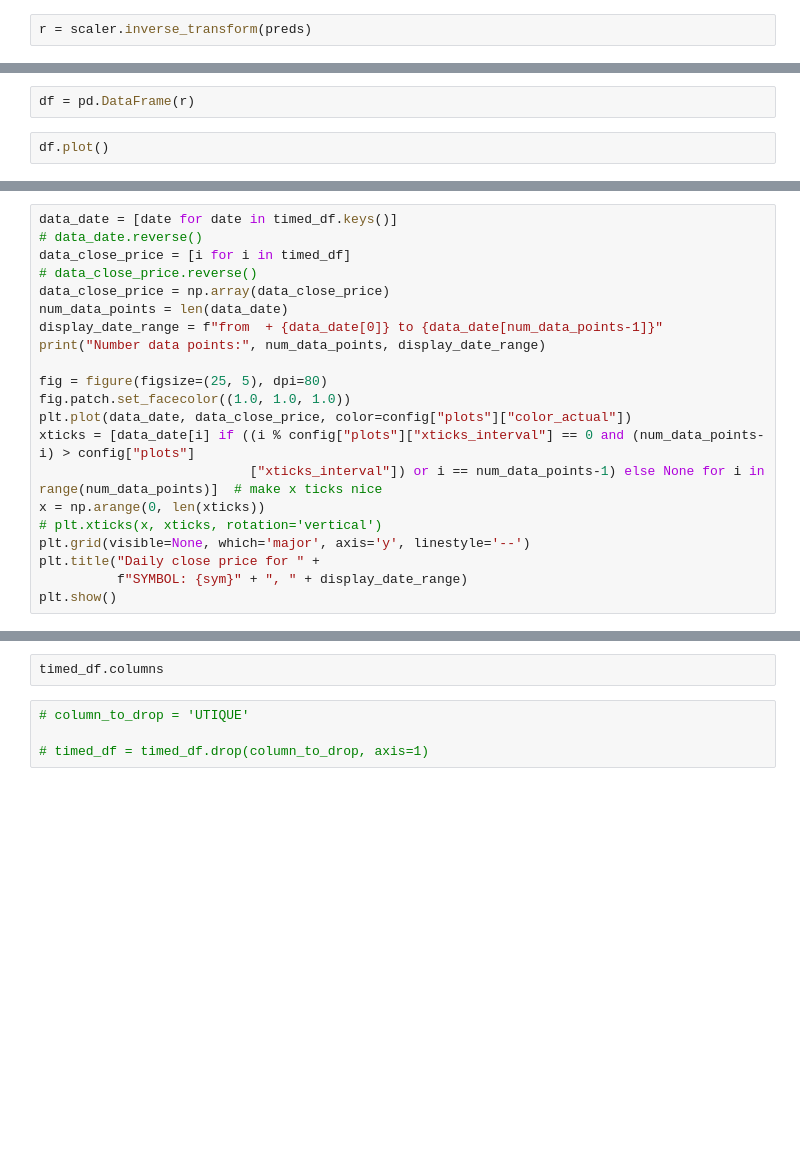
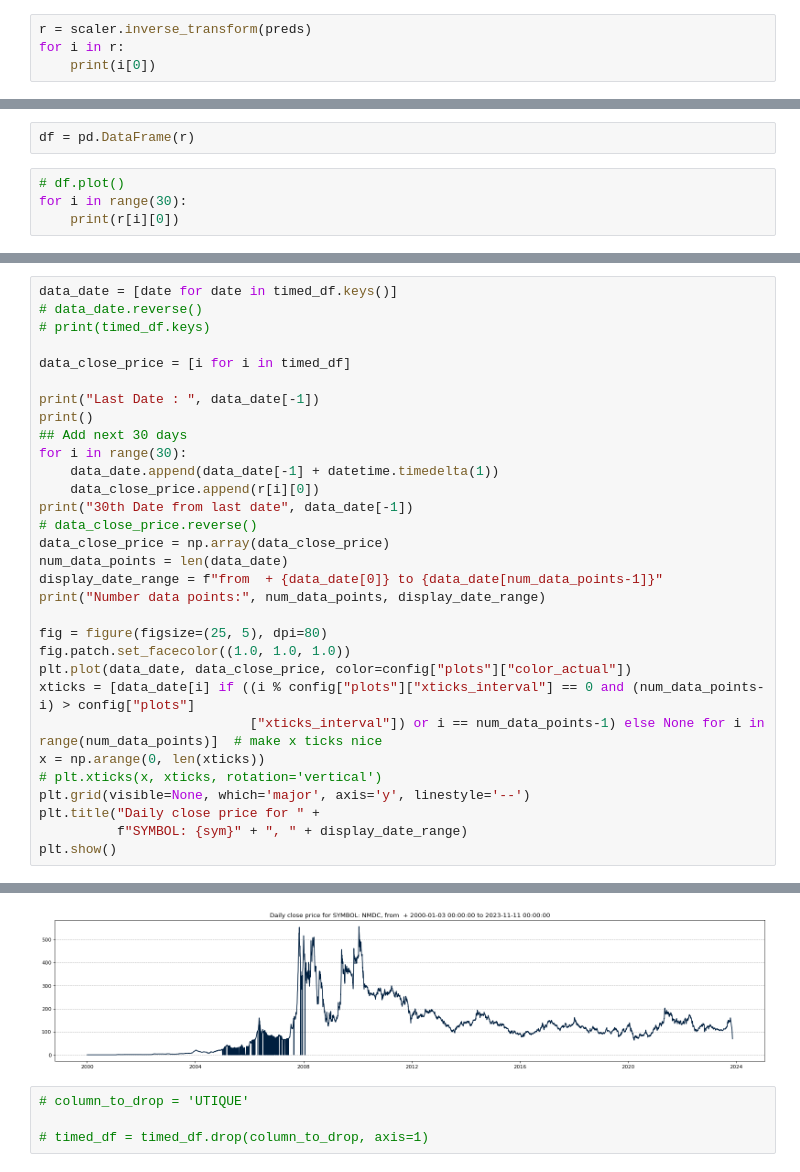
Before and after one commit to sammy429b/GOSMP, a Jupyter notebook: forecast+past.ipynb, the cells around one changed output, grey strips where cells are left out. Drawn from its saved outputs; the diff is of its cells as text; blank space fills up the shorter version.

Commit message:
add plot for next 30 days

```diff
--- a/forecast+past.ipynb
+++ b/forecast+past.ipynb
@@ -534,2 +531,4 @@ array([[0.42374343],
 # %%
 r = scaler.inverse_transform(preds)
+for i in r:
+    print(i[0])
@@ -536,5 +553,7 @@ r = scaler.inverse_transform(preds)
 # %%
 df = pd.DataFrame(r)
 # %%
-df.plot()
+# df.plot()
+for i in range(30):
+    print(r[i][0])
 # %% [output]
@@ -543,7 +577,17 @@ df.plot()
 # %%
 data_date = [date for date in timed_df.keys()]
 # data_date.reverse()
+# print(timed_df.keys)
+
 data_close_price = [i for i in timed_df]
+
+print("Last Date : ", data_date[-1])
+print()
+## Add next 30 days
+for i in range(30):
+    data_date.append(data_date[-1] + datetime.timedelta(1))
+    data_close_price.append(r[i][0])
+print("30th Date from last date", data_date[-1])
 # data_close_price.reverse()
 data_close_price = np.array(data_close_price)
 num_data_points = len(data_date)
@@ -561,3 +605,4 @@ plt.grid(visible=None, which='major', axis='y', linestyle='--')
 plt.title("Daily close price for " +
           f"SYMBOL: {sym}" + ", " + display_date_range)
 plt.show()
+# %% [output]
@@ -564,5 +613,4 @@ plt.show()
+[figure, added]
-# %%
-timed_df.columns
 # %%
 # column_to_drop = 'UTIQUE'
 
```
Also changed, not shown: parts of 10 cells of this notebook.
